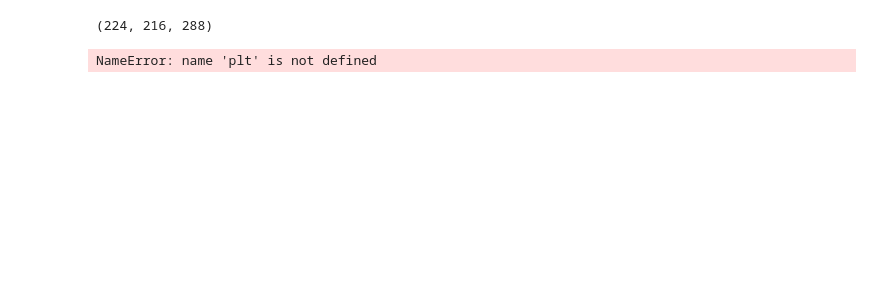
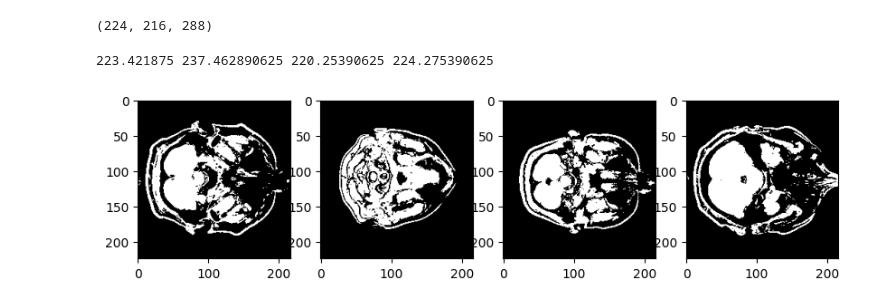
Before and after one commit to csenri/RGB-directions-of-white-matter-in-the-cerebellum, a Jupyter notebook: main.ipynb, the cells around one changed output. Drawn from its saved outputs; the diff is of its cells as text; code cells hidden in the pictures; blank space fills up the shorter version.

```diff
--- a/main.ipynb
+++ b/main.ipynb
@@ -1,8 +0,0 @@
-# %%
-import nibabel as nib
-
-# Example usage:
-img = nib.load('./MRI_Brain_T1mprage_1.nii')
-data = img.get_fdata()
-# %% [output]
-(224, 216, 288)
@@ -12,10 +1,42 @@ global_thereshold_otsu = threshold_otsu(data)
+# %%
+import nibabel as nib
+
+# Example usage:
+img1 = nib.load('./MRI_Brain_T1mprage_1.nii')
+img2 = nib.load('./MRI_Brain_T1mprage_2.nii')
+img3 = nib.load('./MRI_Brain_T1mprage_3.nii')
+img4 = nib.load('./MRI_Brain_T1mprage_4.nii')
+data1 = img1.get_fdata()
+data2 = img2.get_fdata()
+data3 = img3.get_fdata()
+data4 = img4.get_fdata()
+data1.shape
+# %% [output]
+(224, 216, 288)
+# %%
+from skimage.filters import threshold_otsu
+import matplotlib.pyplot as plt
+import numpy as np
+global_thereshold_otsu1 = threshold_otsu(data1)
+global_thereshold_otsu2 = threshold_otsu(data2)
+global_thereshold_otsu3 = threshold_otsu(data3)
+global_thereshold_otsu4 = threshold_otsu(data4)
+print(global_thereshold_otsu1,global_thereshold_otsu2,global_thereshold_otsu3,global_thereshold_otsu4)
+# %% [output]
+223.421875 237.462890625 220.25390625 224.275390625
 # %%
 
 # approach with global and local theresholding
-binary_global = data > global_thereshold_otsu
-fig,ax = plt.subplots(1,2,figsize=(10,5))
-ax[0].imshow(data[:,:,180],cmap='gray')
-ax[1].imshow(binary_global[:,:,180],cmap='gray')
+binary_global1 = data1 > global_thereshold_otsu1
+binary_global2 = data2 > global_thereshold_otsu2
+binary_global3 = data3 > global_thereshold_otsu3
+binary_global4 = data4 > global_thereshold_otsu4
+fig,ax = plt.subplots(1,4,figsize=(10,5))
+ax[0].imshow(binary_global1[:,:,120],cmap='gray')
+ax[1].imshow(binary_global2[:,:,120],cmap='gray')
+ax[2].imshow(binary_global3[:,:,120],cmap='gray')
+ax[3].imshow(binary_global4[:,:,120],cmap='gray')
+
 plt.show()
 # %% [output]
-NameError: name 'plt' is not defined
+[figure, added]
```
Also changed, not shown: parts of 2 cells of this notebook, 3 other files.
